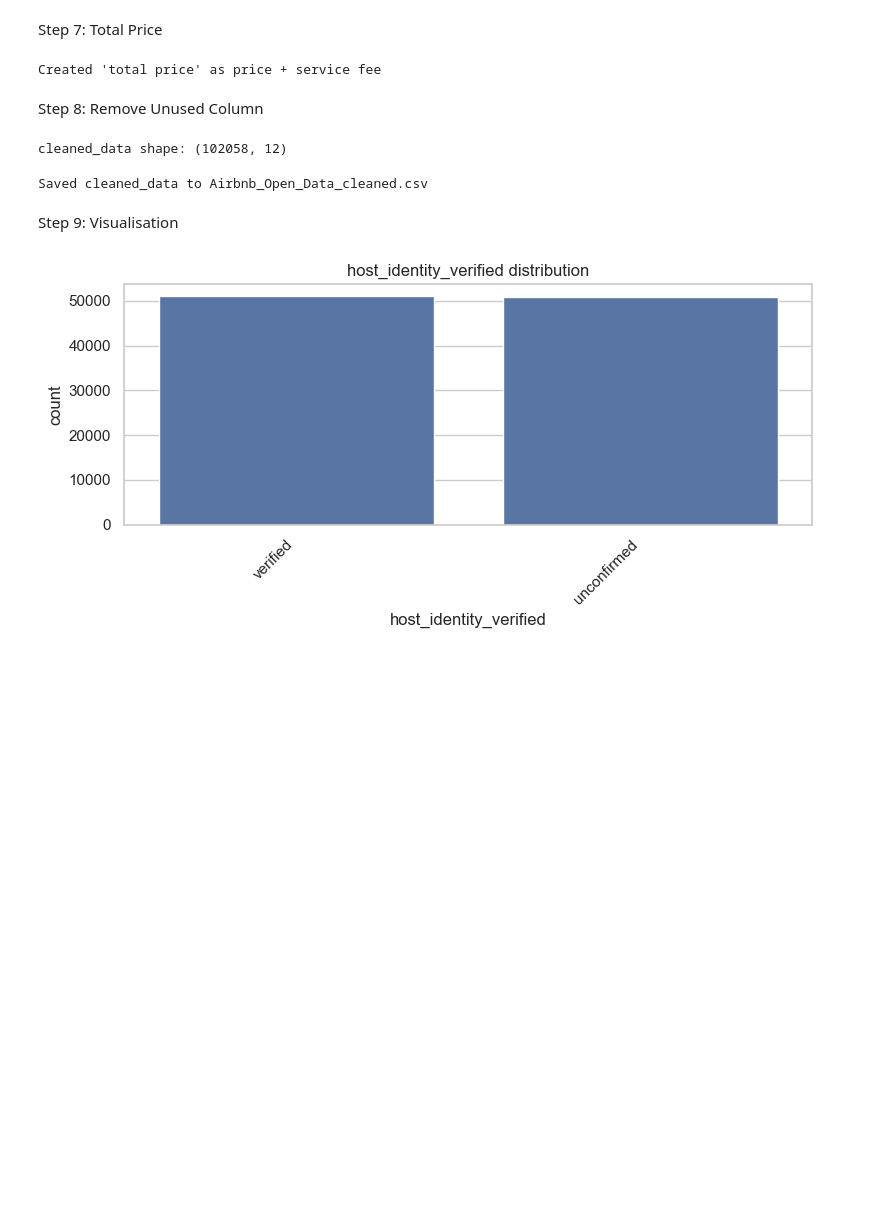
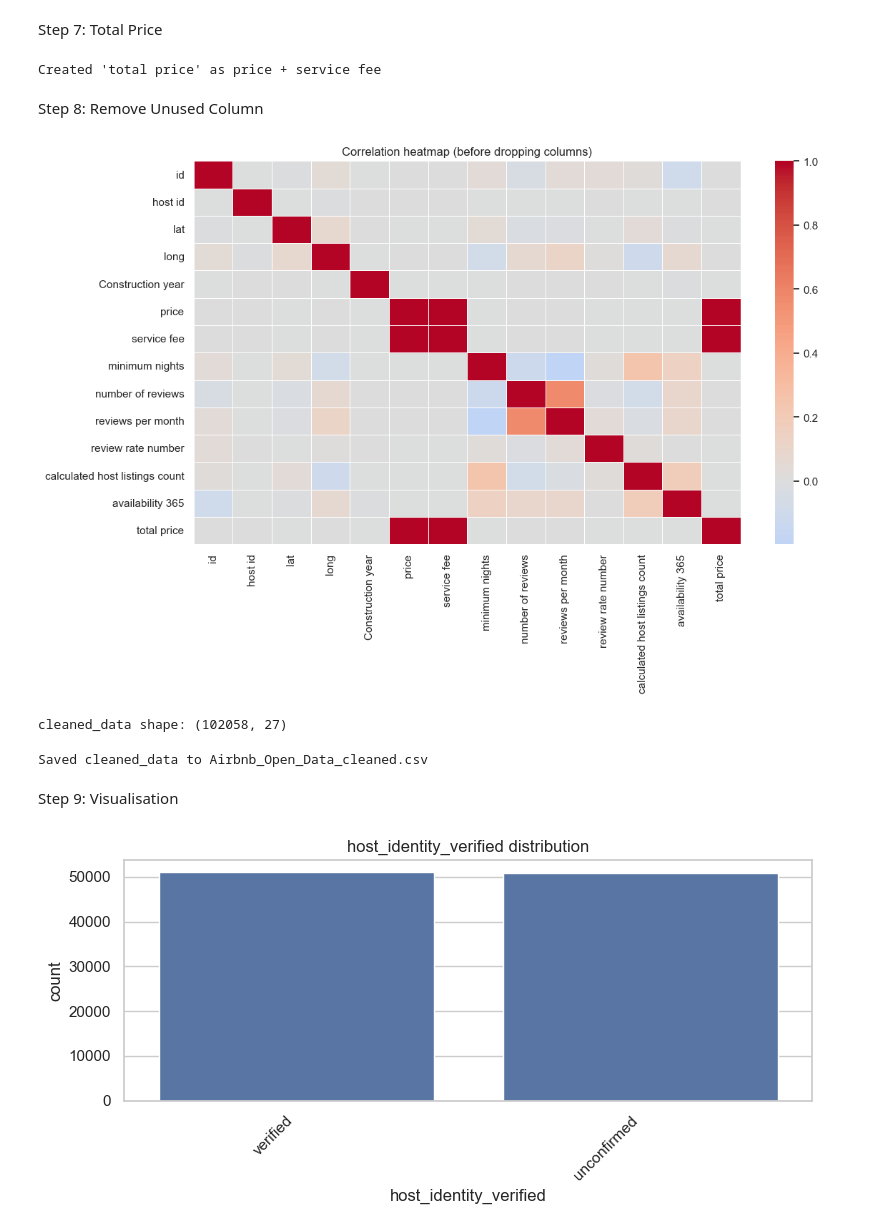
Before and after one commit to x-uaaan/T2530-Airbnb-Open-Data, a Jupyter notebook: data cleaning.ipynb, the cells around one changed output. Saved outputs shown, nothing was run; the diff lists cells and outputs as text; code cells hidden in the pictures; blank space fills up the shorter version.

```diff
--- a/data cleaning.ipynb
+++ b/data cleaning.ipynb
@@ -290,29 +290,25 @@ Created 'total price' as price + service fee
 # %% [markdown]
 Step 8: Remove Unused Column
 # %%
-# Drop unused columns and save cleaned dataframe
-cols_to_drop = [
-    "id",
-    "host id",
-    "NAME",
-    "host name",
-    "neighbourhood",
-    "price",
-    "service fee",
-    "lat",
-    "long",
-    "country code",
-    "country",
-    "number of reviews",
-    "last review",
-    "house_rules",
-    "license",
-]
+# Correlation heatmap before dropping columns
+import matplotlib.pyplot as plt
+import seaborn as sns
 
-cleaned_data = df.drop(columns=cols_to_drop, errors="ignore")
+numeric_df = df.select_dtypes(include=["number"])
+corr = numeric_df.corr()
+
+plt.figure(figsize=(12, 8))
+sns.heatmap(corr, cmap="coolwarm", center=0, linewidths=0.5)
+plt.title("Correlation heatmap (before dropping columns)")
+plt.tight_layout()
+plt.show()
+
+# Keep all columns (no drop)
+cleaned_data = df.copy()
 print(f"cleaned_data shape: {cleaned_data.shape}")
 # %% [output]
+[figure, added]
-cleaned_data shape: (102058, 12)
+cleaned_data shape: (102058, 27)
 # %%
 # List attributes with data type and null count
 attr_summary = pd.DataFrame({
```
Also changed, not shown: parts of 1 cell of this notebook, 5 other files.
